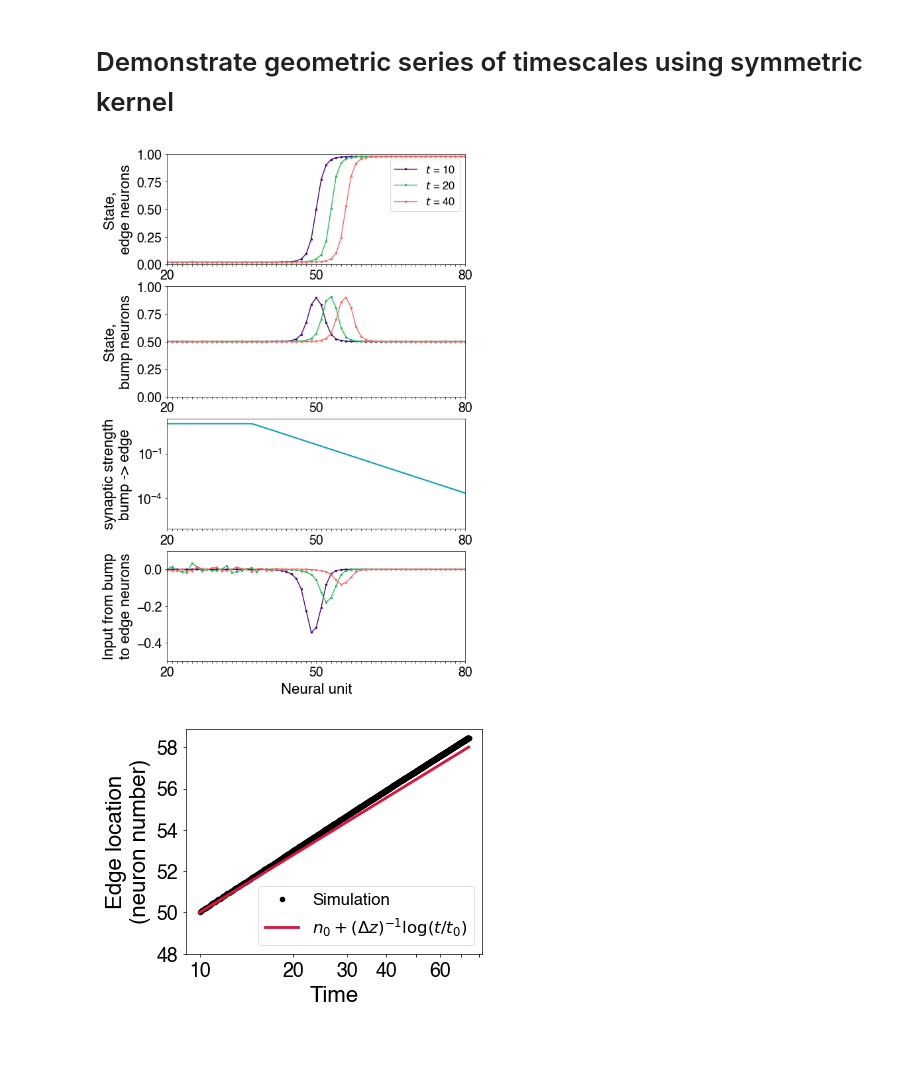
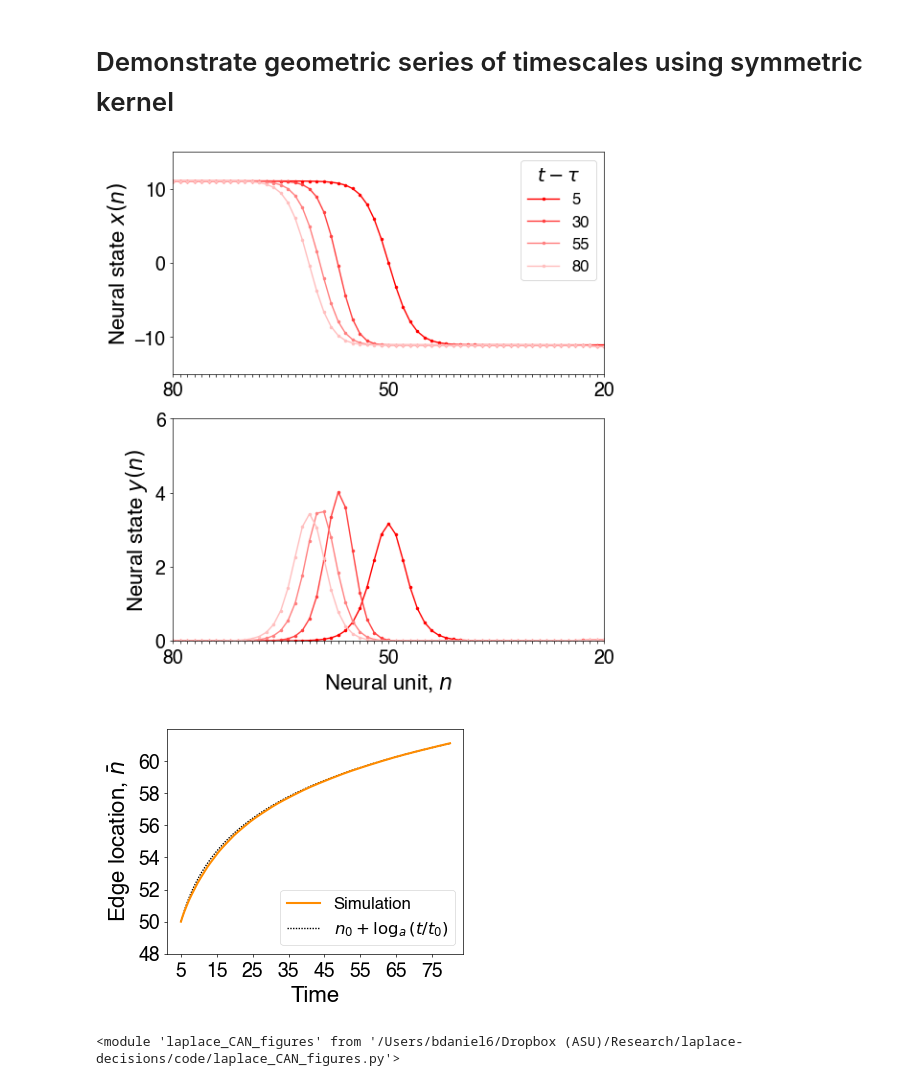
Before and after one commit to Collective-Logic-Lab/laplace-decisions, a Jupyter notebook: laplace-CAN-paper-figures.ipynb, the cells around one changed output. Cells and saved outputs as stored; diff of their text form; code cells hidden in the pictures; blank space fills up the shorter version.

Commit message:
update plots for symmetric case

```diff
--- a/laplace-CAN-paper-figures.ipynb
+++ b/laplace-CAN-paper-figures.ipynb
@@ -292,9 +303,8 @@ net_symmetric = gaussian_laplace_network(
 # %%
 # run simulation
 
-noise_var = 1e-6 #1e-4 # strength of noise (variance added per unit time)
-i_final = 7 #6 #(t increases exponentially with i)
-t_final = t_0_symmetric + 2**(i_final-1)
+noise_var = 0 #5e-1 # strength of noise (variance added per unit time)
+t_final = t_0_symmetric + 75
 delta_t = 0.01 #0.001
 seed = 12345
 
@@ -310,18 +320,48 @@ states_symmetric = net_symmetric.simulate_dynamics(edge_state,
                                delta_t=delta_t)
 # shift times to start at t_start
 states_symmetric.index = states_symmetric.index + t_0_symmetric
-rates_symmetric = states2rates(states_symmetric)
 # %%
-lf.translation_simulation_plot(net_symmetric,rates_symmetric,states_symmetric,
-                            state_min=0,state_max=1)
-plt.savefig('240214_symmetric_translation_simulation.pdf')
+# set plot configuration based on simulation settings
+if sim_type_symmetric == 'past':
+    flip_n = True
+    colors = [ (1,1-x,1-x) for x in np.linspace(1,0,5) ] # reds
+    input_min,input_max = -4,0.5
+elif sim_type_symmetric == 'future':
+    flip_n = False
+    colors = [ (1-x,1-x,1) for x in np.linspace(1,0,5) ] # blues
+    input_min,input_max = -0.5,4
+
+lf.translation_simulation_plot(net_symmetric,states_symmetric,states_symmetric,
+                               flip_n=flip_n,
+                               include_feedback_plots=False,
+                               state_min=-15,state_max=15,
+                               bump_state_min=0,bump_state_max=6,
+                               input_min=input_min,input_max=input_max,
+                               colors=colors,
+                               t_0=t_0_symmetric,
+                               n_0=n_0_symmetric)
+plt.savefig('{}_symmetric_translation_simulation_{}.pdf'.format(dateStr_symmetric,sim_type_symmetric))
 # %% [output]
-[figure, old version]
+[figure, new version]
 # %%
 lf.edge_location_plot(net_symmetric,states_symmetric,n_0_symmetric,t_0_symmetric,delta_z)
-plt.xticks(t_0_symmetric*np.array([1,2,3,4,6]),t_0_symmetric*np.array([1,2,3,4,6]));
-plt.yticks(n_0_symmetric+np.arange(-2,10,2));
-plt.savefig('240214_symmetric_edge_location.pdf')
+#plt.xticks(t_0_symmetric*np.array([1,2,3,4,6]),t_0_symmetric*np.array([1,2,3,4,6]));
+#plt.yticks(n_0_symmetric+np.arange(-2,10,2));
+plt.xticks(t_0_symmetric + np.array([0,10,20,30,40,50,60,70]),t_0_symmetric + np.array([0,10,20,30,40,50,60,70]));
+if sim_type_symmetric == 'past':
+    plt.yticks(n_0_symmetric+np.arange(-2,12,2))
+    plt.axis(ymin=n_0_symmetric-2)
+    plt.axis(ymax=n_0_symmetric+12)
+elif sim_type_symmetric == 'future':
+    plt.yticks(n_0_symmetric-np.arange(-2,12,2))
+    plt.axis(ymax=n_0_symmetric+2)
+    plt.axis(ymin=n_0_symmetric-10)
+    plt.legend(loc=3)
+plt.savefig('{}_symmetric_edge_location_{}.pdf'.format(dateStr_symmetric,sim_type_symmetric))
 # %% [output]
-[figure, old version]
+[figure, new version]
+# %%
+reload(lf)
+# %% [output]
+<module 'laplace_CAN_figures' from '/Users/bdaniel6/Dropbox (ASU)/Research/laplace-decisions/code/laplace_CAN_figures.py'>
 # %%
```
Also changed, not shown: parts of 3 cells of this notebook, 1 other file.
